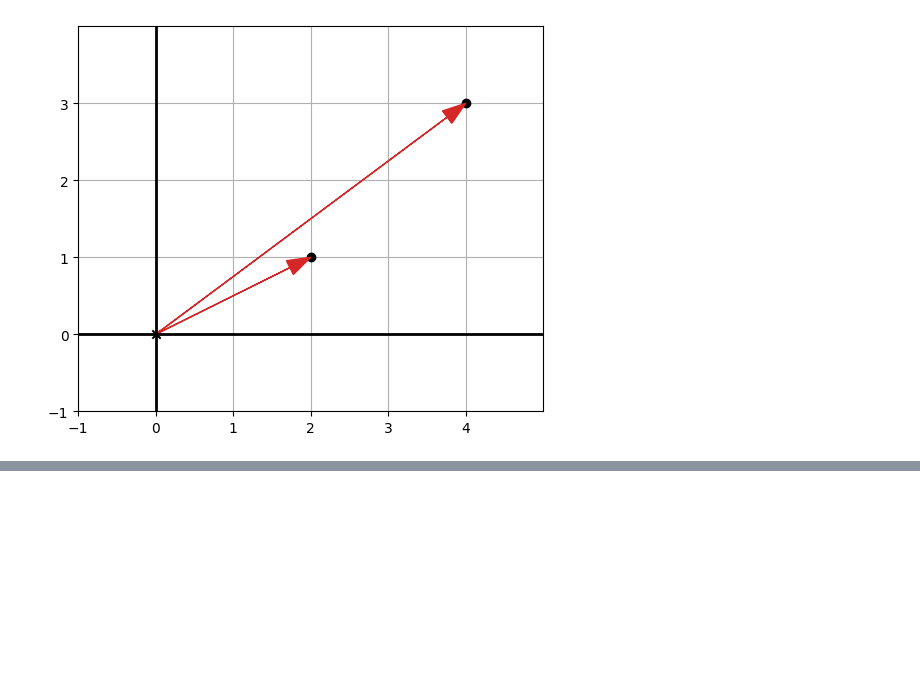
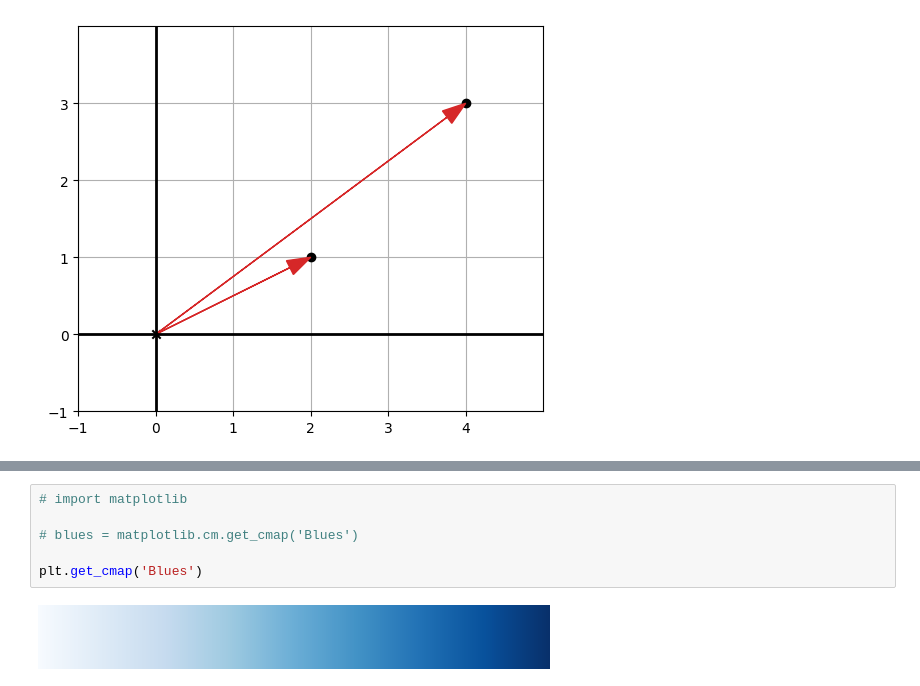
Before and after one commit to yaoyunkai/daily_collections, a Jupyter notebook: problems/math_for_programmers/chapter3/started.ipynb, the cells around one changed output, grey strips where cells are left out. Drawn from its saved outputs; the diff is of its cells as text; blank space fills up the shorter version.

```diff
--- a/problems/math_for_programmers/chapter3/started.ipynb
+++ b/problems/math_for_programmers/chapter3/started.ipynb
@@ -113,0 +193,8 @@ draw2d(Points2D(point1, point2), Arrow2D(point1), Arrow2D(point2))
+# %%
+# import matplotlib
+
+# blues = matplotlib.cm.get_cmap('Blues')
+
+plt.get_cmap('Blues')
+# %% [output]
+[figure, added]
```
Also changed, not shown: parts of 19 cells of this notebook, 3 other files.
